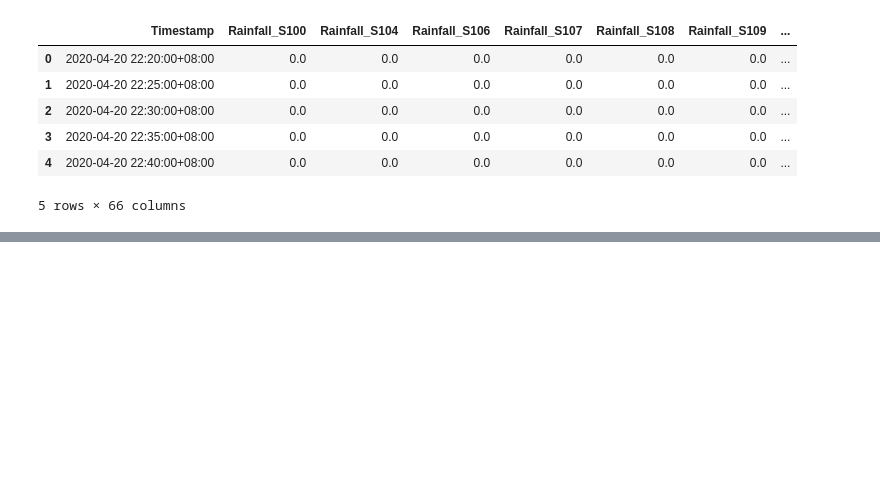
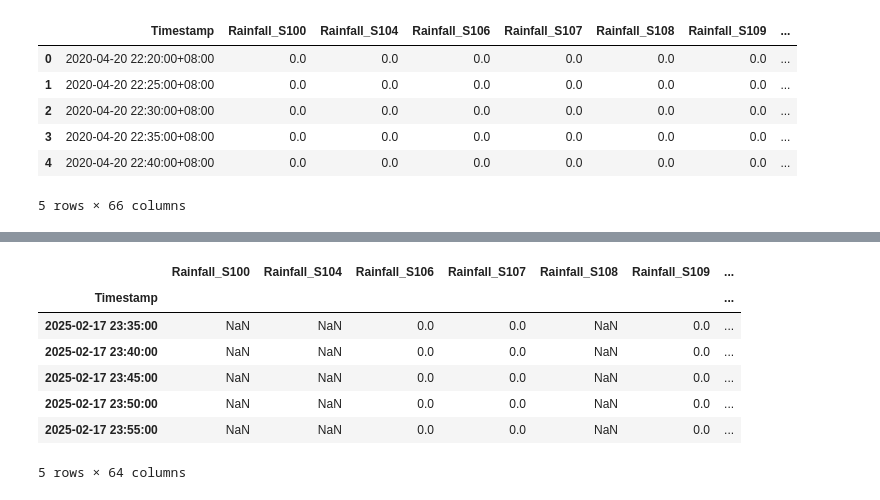
Before and after one commit to TomPiccio/Lightning_Risk_Prediction, a Jupyter notebook: notebooks/data_analysis.ipynb, the cells around one changed output, grey strips where cells are left out. Drawn from its saved outputs; the diff is of its cells as text; code cells hidden in the pictures; blank space fills up the shorter version.

```diff
--- a/notebooks/data_analysis.ipynb
+++ b/notebooks/data_analysis.ipynb
@@ -173,7 +183,6 @@ plt.show()
 # %%
 def normalized_data(df):
     # Exclude "Timestamp" column (if present)
-    df_numeric = pd.DataFrame()
     df_numeric = df.drop(columns=["Timestamp"], errors="ignore").copy()
 
     # Convert to float
@@ -391,0 +336,2 @@ new_df = all_dfs[i][:]
+# %%
+compiled_df_input = compiled_df.drop(columns=["Lightning_Risk"])
@@ -391,0 +346,11 @@ new_df = all_dfs[i][:]
+# %%
+compiled_df_input.tail()
+# %% [output]
+|  | Rainfall_S100 | Rainfall_S104 | Rainfall_S106 | Rainfall_S107 | Rainfall_S108 | Rainfall_S109 | ... |
+| Timestamp |  |  |  |  |  |  | ... |
+| 2025-02-17 23:35:00 | NaN | NaN | 0.0 | 0.0 | NaN | 0.0 | ... |
+| 2025-02-17 23:40:00 | NaN | NaN | 0.0 | 0.0 | NaN | 0.0 | ... |
+| 2025-02-17 23:45:00 | NaN | NaN | 0.0 | 0.0 | NaN | 0.0 | ... |
+| 2025-02-17 23:50:00 | NaN | NaN | 0.0 | 0.0 | NaN | 0.0 | ... |
+| 2025-02-17 23:55:00 | NaN | NaN | 0.0 | 0.0 | NaN | 0.0 | ... |
+5 rows × 64 columns
```
Also changed, not shown: parts of 20 cells of this notebook, 1 other file.
